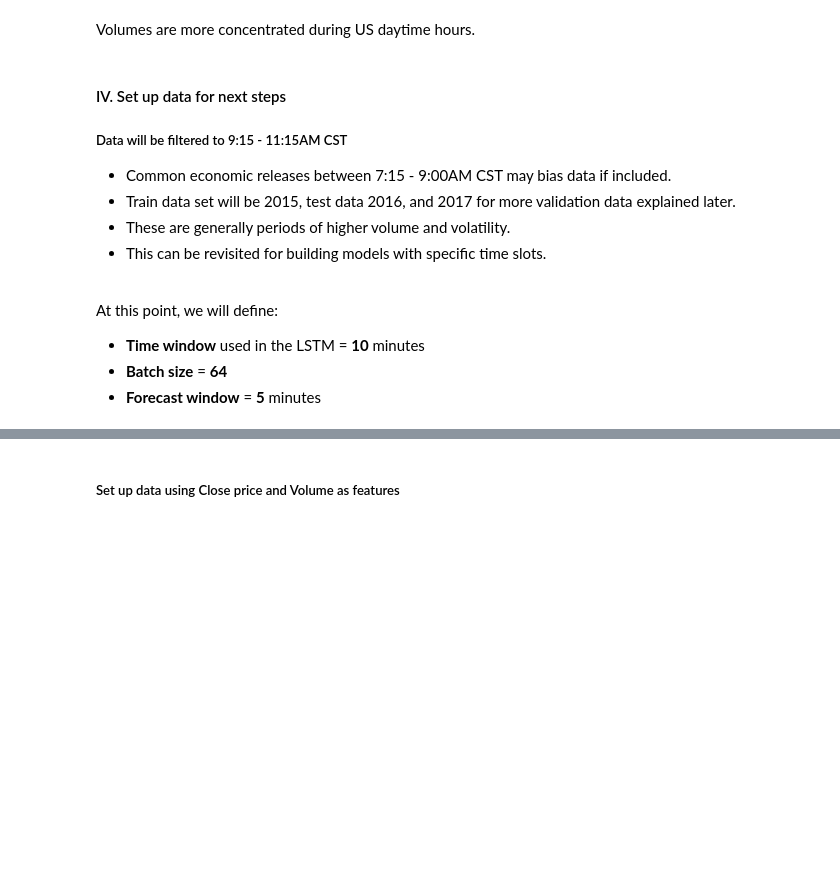
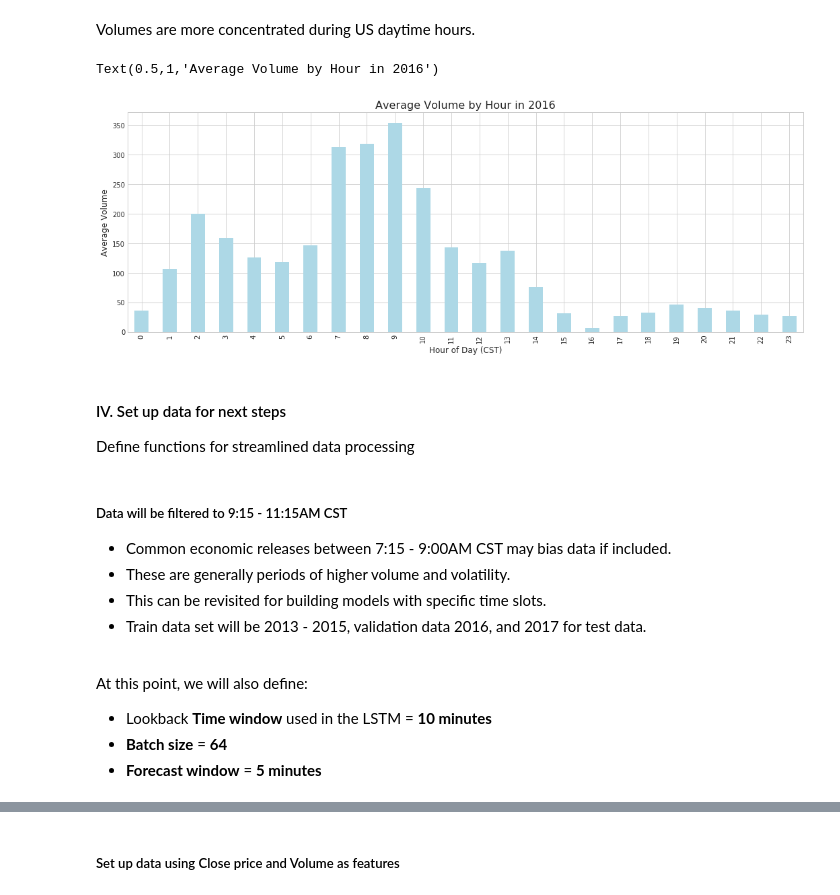
Before and after one commit to braddroegkamp/eu_lstm_watson, a Jupyter notebook: EURUSD_Price_Prediction_Using_LSTM.ipynb, the cells around one changed output, grey strips where cells are left out. Saved outputs shown, nothing was run; the diff lists cells and outputs as text; code cells hidden in the pictures; blank space fills up the shorter version.

```diff
--- a/EURUSD_Price_Prediction_Using_LSTM.ipynb
+++ b/EURUSD_Price_Prediction_Using_LSTM.ipynb
@@ -158,0 +164,13 @@ Volumes are more concentrated during US daytime hours.
+# %%
+sns.set_style("whitegrid")
+ax = pdf_plt.groupby(pdf_plt.index.hour)['Volume'].mean().plot.bar(figsize=(18, 6), color='lightblue', title="")
+ax.set_xlabel("Hour of Day (CST)", fontsize=12)
+ax.set_ylabel("Average Volume", fontsize=12)
+ax.set_title("Average Volume by Hour in 2016", fontsize=16)
+# %% [output]
+Text(0.5,1,'Average Volume by Hour in 2016')
+[figure, added]
+# %% [markdown]
+#### IV.  Set up data for next steps
+
+Define functions for streamlined data processing
@@ -159,15 +298,13 @@ Volumes are more concentrated during US daytime hours.
 # %% [markdown]
-#### IV.  Set up data for next steps
-
 ##### Data will be filtered to 9:15 - 11:15AM CST
  - Common economic releases between 7:15 - 9:00AM CST may bias data if included.
- - Train data set will be 2015, test data 2016, and 2017 for more validation data explained later.
  - These are generally periods of higher volume and volatility.
  - This can be revisited for building models with specific time slots.
+ - Train data set will be 2013 - 2015, validation data 2016, and 2017 for test data.
 
 <br>
 
-At this point, we will define:
- - **Time window** used in the LSTM = **10** minutes
+At this point, we will also define:
+ - Lookback **Time window** used in the LSTM = **10 minutes**
  - **Batch size** = **64**
- - **Forecast window** = **5** minutes
+ - **Forecast window** = **5 minutes**
```
Also changed, not shown: parts of 28 cells of this notebook.
